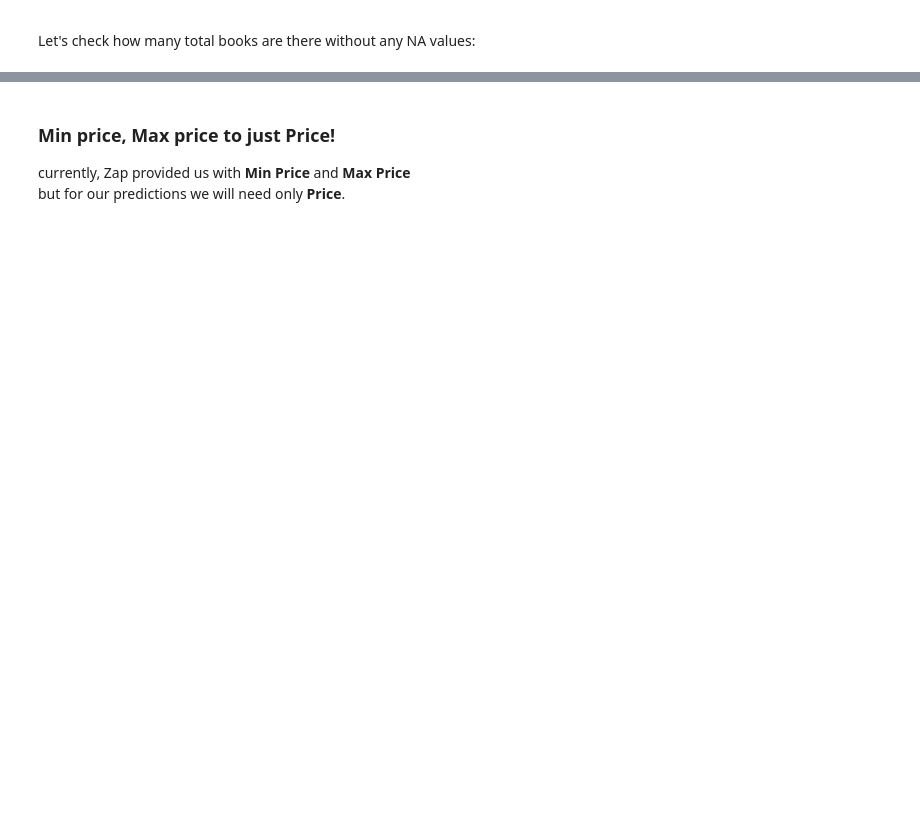
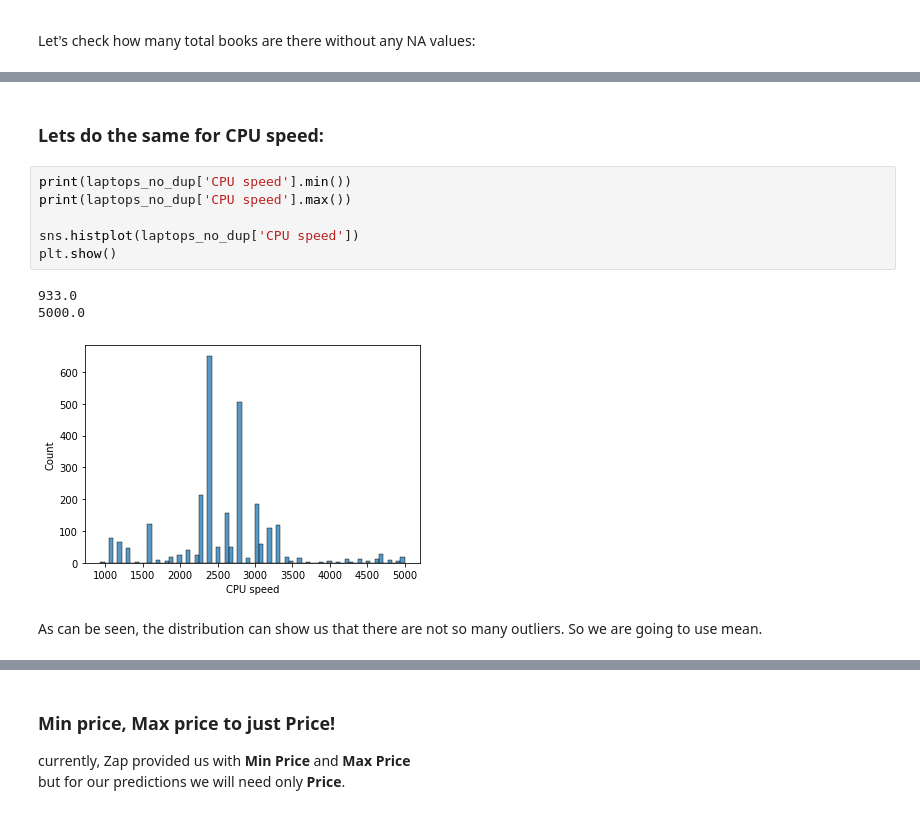
Before and after one commit to shayjr122/ZapDataScience, a Jupyter notebook: new_25_06.ipynb, the cells around one changed output, grey strips where cells are left out. Drawn from its saved outputs; the diff is of its cells as text; blank space fills up the shorter version.

```diff
--- a/new_25_06.ipynb
+++ b/new_25_06.ipynb
@@ -469,0 +426,17 @@ memory usage: 595.5+ KB
+# %% [markdown]
+<h3>Lets do the same for <strong>CPU speed</strong>:</h3>
+# %%
+print(laptops_no_dup['CPU speed'].min())
+print(laptops_no_dup['CPU speed'].max())
+
+sns.histplot(laptops_no_dup['CPU speed'])
+plt.show()
+# %% [output]
+933.0
+5000.0
+[figure, added]
+# %% [markdown]
+<p>
+As can be seen, the distribution can show us that there are not so many outliers.
+So we are going to use mean.
+</p>
```
Also changed, not shown: parts of 32 cells of this notebook, 2 other files.
